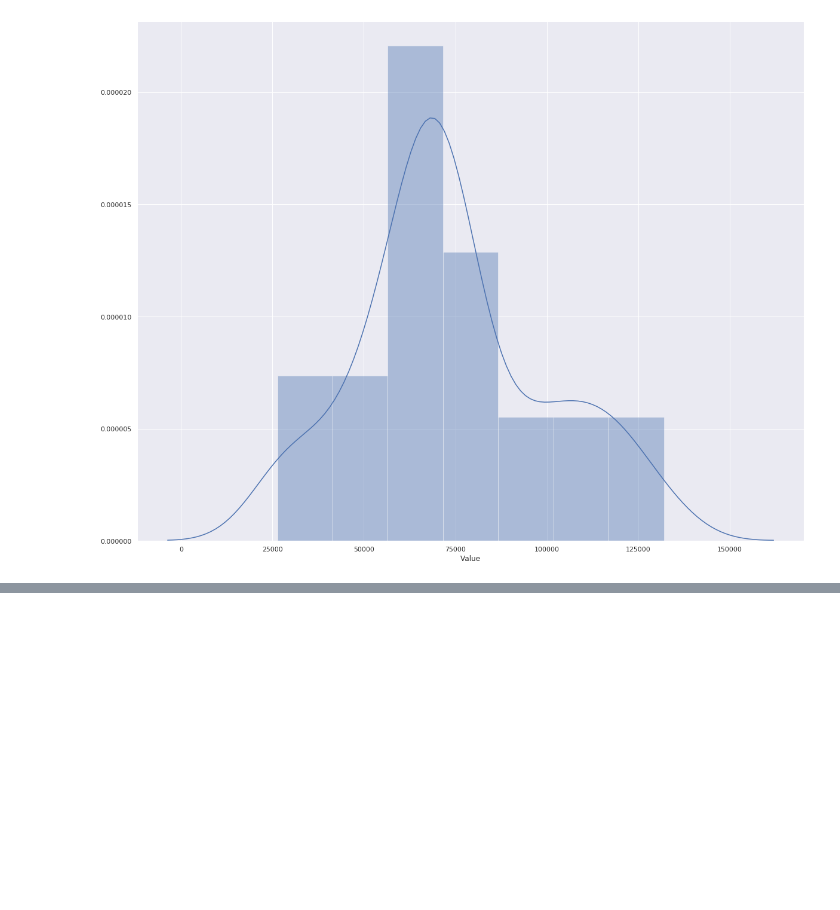
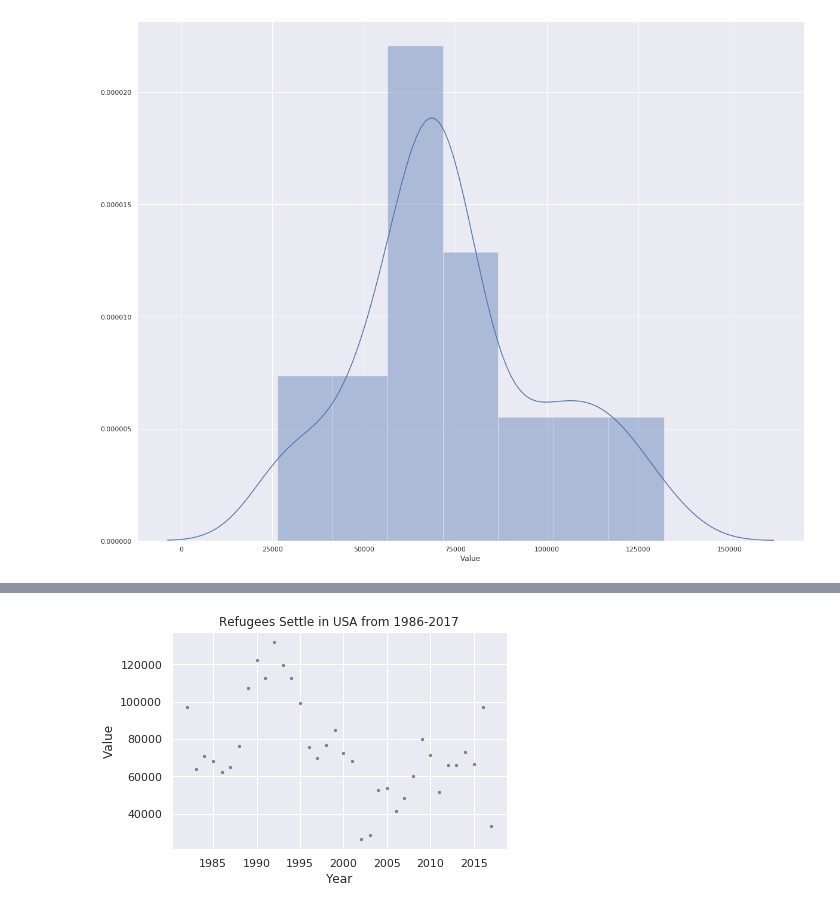
Before and after one commit to amrnumenor/Refugees-Settlement, a Jupyter notebook: Refugees Settlement in USA.ipynb, the cells around one changed output, grey strips where cells are left out. Drawn from its saved outputs; the diff is of its cells as text; code cells hidden in the pictures; blank space fills up the shorter version.

```diff
--- a/Refugees Settlement in USA.ipynb
+++ b/Refugees Settlement in USA.ipynb
@@ -179,0 +189,8 @@ AttributeError: 'numpy.ndarray' object has no attribute 'as_matrix'
+# %%
+# Scatterplot
+plt.scatter(refugee["Year"], refugee["Value"], color="grey", marker="o", s=5)
+plt.xlabel("Year"), plt.ylabel("Value")
+plt.title('Refugees Settle in USA from 1986-2017')
+plt.show()
+# %% [output]
+[figure, added]
```
Also changed, not shown: parts of 11 cells of this notebook.
